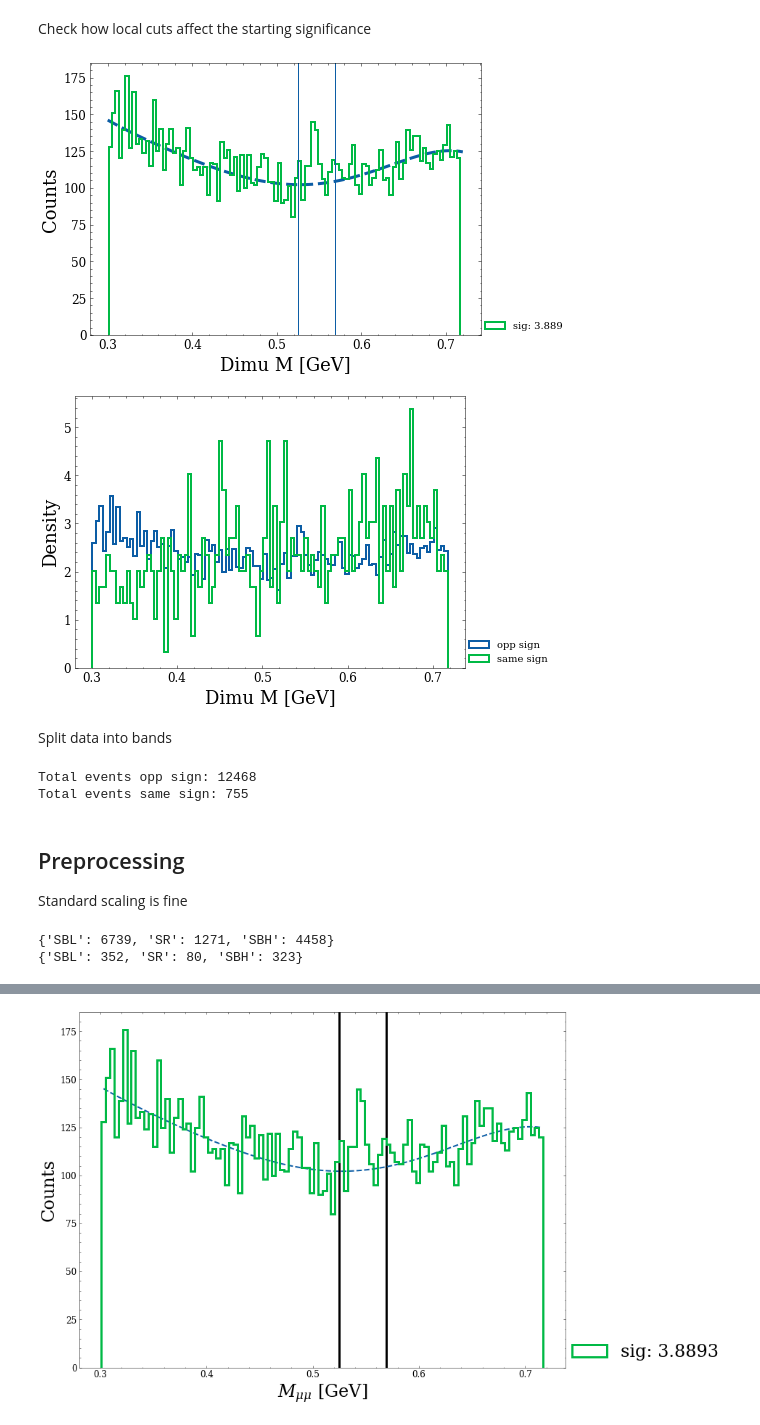
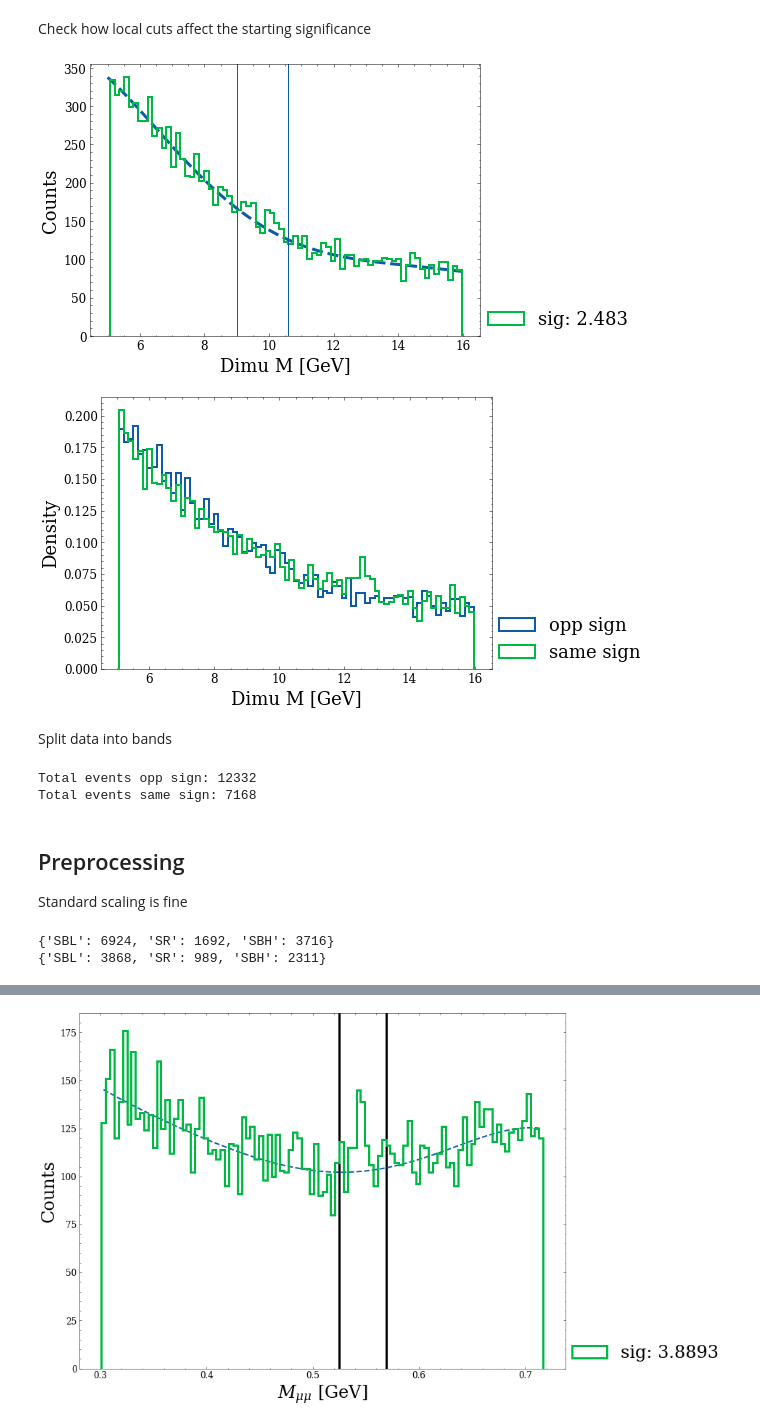
Before and after one commit to hep-lbdl/dimuonAD, a Jupyter notebook: 04_preprocess_data_lowmass.ipynb, the cells around one changed output, grey strips where cells are left out. Drawn from its saved outputs; the diff is of its cells as text; code cells hidden in the pictures.

```diff
--- a/04_preprocess_data_lowmass.ipynb
+++ b/04_preprocess_data_lowmass.ipynb
@@ -59,11 +56,11 @@ Now let's define cuts on the data.
 
 Muon cuts were made previously (and we don't want to make cuts on the dimuon system, either)
 # %%
-#particle = "upsilon"
-#analysis_test_id = "iso"
+particle = "upsilon"
+analysis_test_id = "iso"
 
-particle = "eta"
-analysis_test_id = "none"
+#particle = "eta"
+#analysis_test_id = "none"
 processed_data_dir = workflow["file_paths"]["data_storage_dir"] +f"/projects/{run_id}/processed_data/"
 os.makedirs(processed_data_dir, exist_ok = True)
 
@@ -87,9 +84,6 @@ elif particle == "eta":
     iso_cut = 0
 pt_high_cut, pt_low_cut = 17, 8
 trigger = "HLT_TrkMu15_DoubleTrkMu5NoFiltersNoVtx"
-#N_test = 25000
-#random_seed = 4 # 2.5 for cubic
-
 
 cut_data_OS, cut_data_SS = {code:{} for code in codes_list},  {code:{} for code in codes_list}
 
@@ -136,31 +130,31 @@ Check how local cuts affect the starting significance
 # %%
 bkg_fit_type = "quintic"
 num_bins_SR = 12
 bkg_fit_function = bkg_fit_quintic
 plot_bins_all, plot_bins_SR, plot_bins_left, plot_bins_right, plot_centers_all, plot_centers_SR, plot_centers_SB = get_bins(SR_left, SR_right, SB_left, SB_right, num_bins_SR= num_bins_SR)
 
 x = np.linspace(SB_left, SB_right, 100) # plot curve fit
 
 plt.figure(figsize = (7,5))
 
 # plot all data
 popt_0, pcov_0, _, _, _ = curve_fit_m_inv(cut_data_OS[code]["dimu_mass"], bkg_fit_type, SR_left, SR_right, plot_bins_left, plot_bins_right, plot_centers_SB)
 
 plt.plot(x, bkg_fit_function(x, *popt_0), lw = 3, linestyle = "dashed")
-sig = np.sqrt(calculate_test_statistic(cut_data_OS[code]["dimu_mass"], bkg_fit_function, bkg_fit_type, plot_bins_SR, plot_centers_SR, SR_left, SR_right, popt_0, pcov_0))
+S, B, q0 = calculate_test_statistic(cut_data_OS[code]["dimu_mass"], bkg_fit_function, bkg_fit_type, plot_bins_SR, plot_centers_SR, SR_left, SR_right, popt_0, pcov_0)
 
-plt.hist(cut_data_OS[code]["dimu_mass"], bins = plot_bins_all, lw = 2, histtype = "step", density = False, label = f"sig: {round(sig,3)}")
+plt.hist(cut_data_OS[code]["dimu_mass"], bins = plot_bins_all, lw = 2, histtype = "step", density = False, label = f"sig: {round(np.sqrt(q0),3)}")
 
 plt.axvline(SR_left)
 plt.axvline(SR_right)
 
 plt.xlabel("Dimu M [GeV]")
 plt.ylabel("Counts")
 plt.legend(loc = (1, 0))
 
 plt.show()
 # %% [output]
-[figure, old version]
+[figure, new version]
 # %%
 
 plt.figure(figsize = (7,5))
@@ -173,7 +167,7 @@ plt.ylabel("Density")
 plt.legend(loc = (1, 0))
 plt.show()
 # %% [output]
-[figure, old version]
+[figure, new version]
 # %% [markdown]
 Split data into bands
 # %%
@@ -210,8 +204,8 @@ for code in codes_list:
 print(f"Total events opp sign: {N_total_events_OS}")
 print(f"Total events same sign: {N_total_events_SS}")
 # %% [output]
-Total events opp sign: 12468
-Total events same sign: 755
+Total events opp sign: 12332
+Total events same sign: 7168
 # %% [markdown]
 ## Preprocessing
 
@@ -265,8 +259,8 @@ with open(f"{processed_data_dir}/preprocessing_info_{particle}_{analysis_test_id
 print(sizes_dict_OS)
 print(sizes_dict_SS)
 # %% [output]
-{'SBL': 6739, 'SR': 1271, 'SBH': 4458}
-{'SBL': 352, 'SR': 80, 'SBH': 323}
+{'SBL': 6924, 'SR': 1692, 'SBH': 3716}
+{'SBL': 3868, 'SR': 989, 'SBH': 2311}
 # %%
 hist_all_features_dict([proccessed_data_dict_OS["SBL"]["s_inj_data"], proccessed_data_dict_OS["SBH"]["s_inj_data"], proccessed_data_dict_OS["SR"]["s_inj_data"]],
                        ["SBL", "SBH", "SR"], feature_set, kwargs_dict_bands, scaled_features=True, plot_bound=5, image_path=None, yscale_log=False, nice_labels=True)
```
Also changed, not shown: parts of 8 cells of this notebook, 12 other files.
